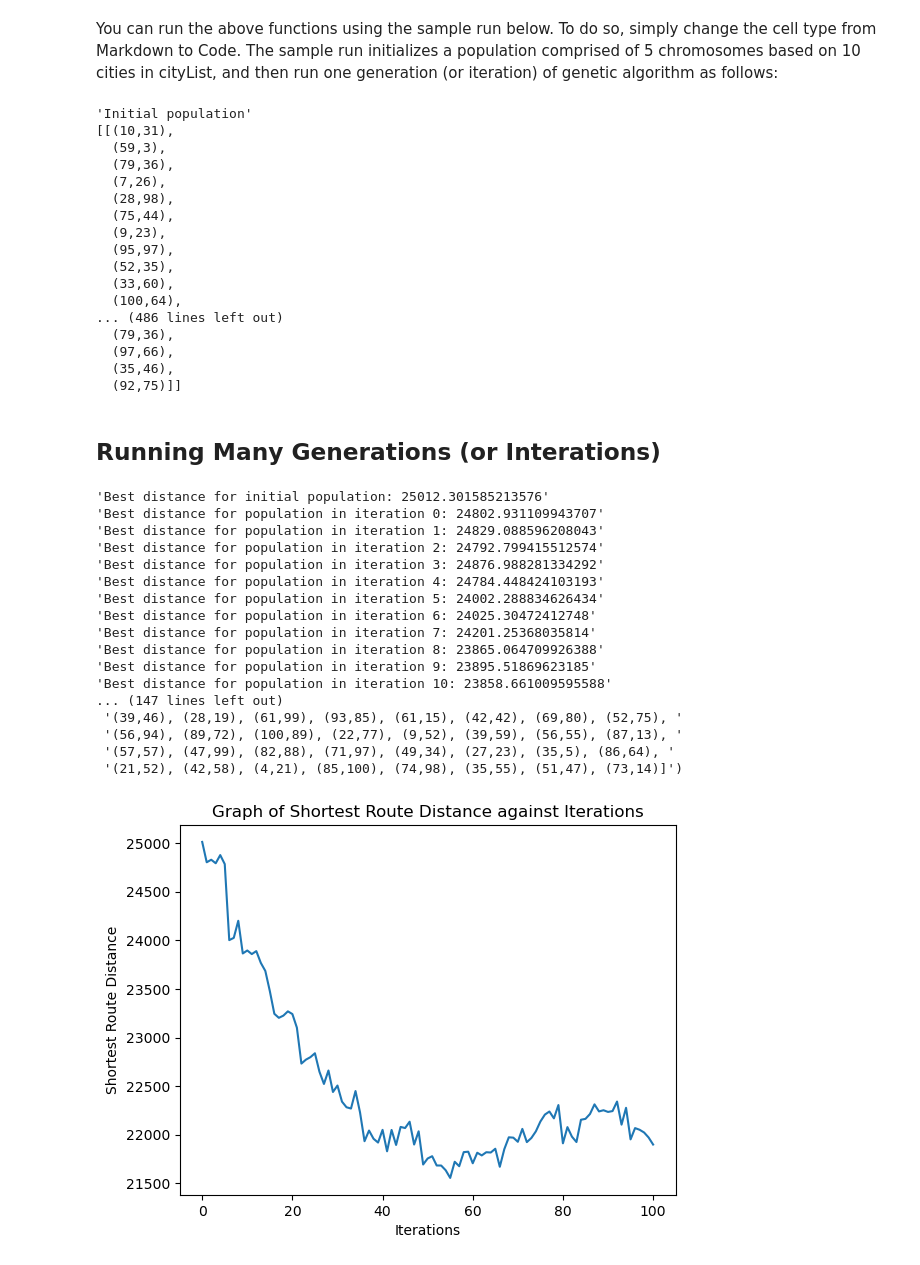
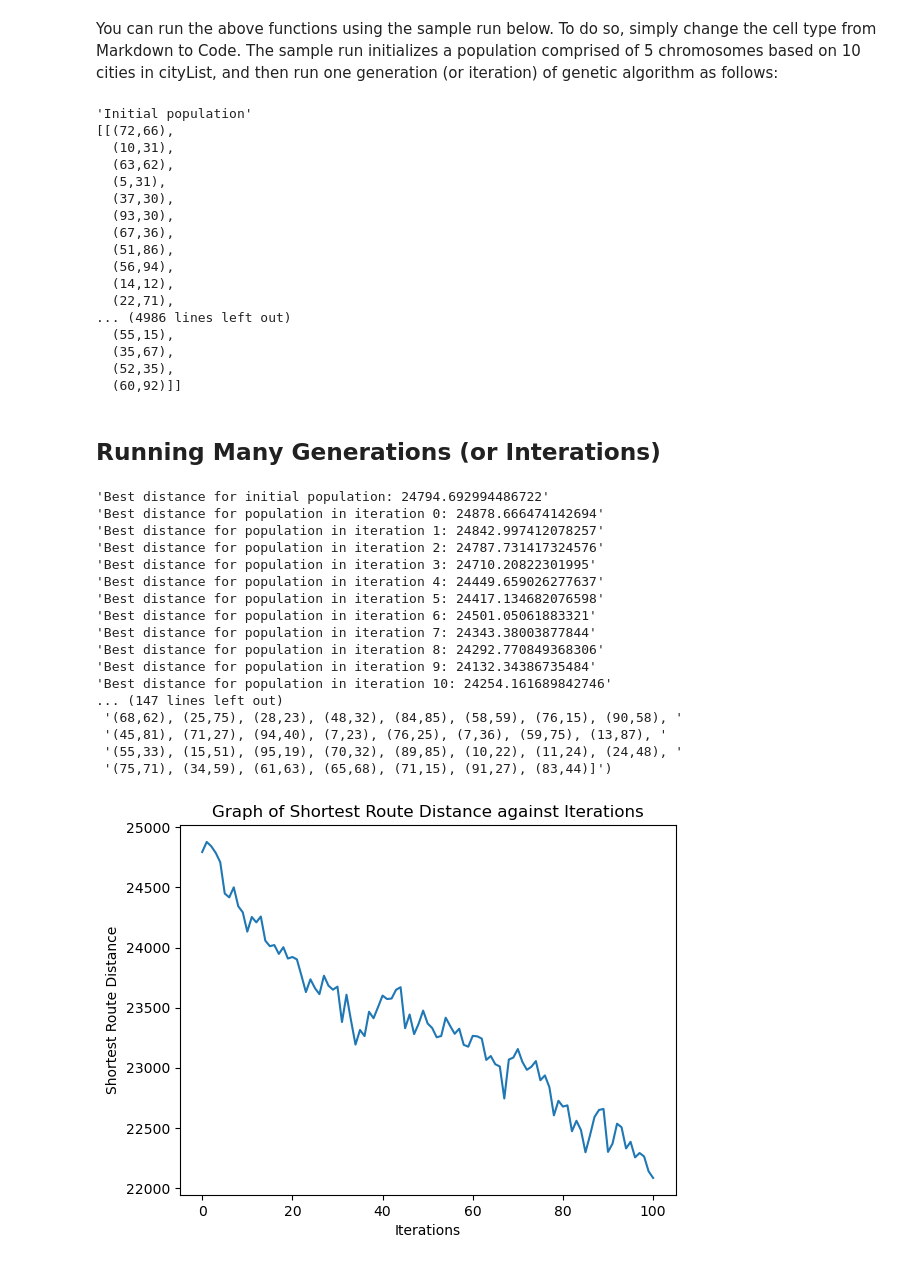
Before and after one commit to ChuaYunJuan/AI-Lab, a Jupyter notebook: Group_Lab 2_Genetic Algorithm.ipynb, the cells around one changed output. Saved outputs shown, nothing was run; the diff lists cells and outputs as text; code cells hidden in the pictures.

```diff
--- a/Group_Lab 2_Genetic Algorithm.ipynb
+++ b/Group_Lab 2_Genetic Algorithm.ipynb
@@ -176,7 +176,7 @@ print(cityList)
 # %% [markdown]
 `Sample run 2` initializes 10 cities in cityList and creates a population with three routes as follows:
 # %%
-cityList = genCityList('cities50.txt')
+cityList = genCityList("C:\\Users\\User\\Desktop\\Jupyter NoteBook\\AI_Week 7_Practical\\Lab_2_Genetic_Algorithm\\cities500.txt")
 population = initialPopulation(3, cityList)  # 3 different routes, randomly shuffled from the list
 print(population)
 # %% [output]
@@ -342,7 +342,7 @@ You can run the above functions using the sample runs below. To do so, simply ch
 
 `Sample run 1` initializes 10 cities in cityList, creates a population with four routes, and creates a pool of parents as follows:
 # %%
-population = initialPopulation(4, genCityList('cities50.txt'))
+population = initialPopulation(4, genCityList("C:\\Users\\User\\Desktop\\Jupyter NoteBook\AI_Week 7_Practical\\Lab_2_Genetic_Algorithm\\cities500.txt"))
 print('Initial population')
 print(population)
 
@@ -370,7 +370,7 @@ print(matingpool)
 # %% [markdown]
 `Sample run 2` initializes 10 cities in cityList, creates a population with four routes, select an elite chromosome as follows:
 # %%
-population = initialPopulation(4, genCityList('cities50.txt'))
+population = initialPopulation(4, genCityList("C:\\Users\\User\\Desktop\\Jupyter NoteBook\\AI_Week 7_Practical\\Lab_2_Genetic_Algorithm\\cities500.txt"))
 elites = survivorSelection(population, 1)
 print('Initial population')
 print(population)
@@ -466,7 +466,7 @@ def breedPopulation(matingpool):
 # %% [markdown]
 You can run the above functions using the sample run below. To do so, simply change the cell type from Markdown to Code. The sample run initializes 2 chromosomes in the population, and performs crossover among the two parents.
 # %%
-population = initialPopulation(2, genCityList('cities50.txt'))
+population = initialPopulation(2, genCityList("C:\\Users\\User\\Desktop\\Jupyter NoteBook\\AI_Week 7_Practical\\Lab_2_Genetic_Algorithm\\cities500.txt"))
 parent1, parent2 = population
 child1, child2 = crossover(parent1, parent2)
 print('Parents')
@@ -589,7 +589,7 @@ def oneGeneration(population, eliteSize, mutationProbability):
 # %% [markdown]
 You can run the above functions using the sample run below. To do so, simply change the cell type from Markdown to Code. The sample run initializes a population comprised of 5 chromosomes based on 10 cities in cityList, and then run one generation (or iteration) of genetic algorithm as follows:
 # %%
-population = initialPopulation(5, genCityList('cities50.txt'))
+population = initialPopulation(5, genCityList("C:\\Users\\User\\Desktop\\Jupyter NoteBook\\AI_Week 7_Practical\\Lab_2_Genetic_Algorithm\\cities500.txt"))
 eliteSize = 1
 mutationProbability = 0.01
 new_population = oneGeneration(population, eliteSize, mutationProbability)
@@ -599,26 +599,26 @@ print('New population')
 print(new_population)
 # %% [output]
 'Initial population'
-[[(10,31),
-  (59,3),
-  (79,36),
-  (7,26),
-  (28,98),
-  (75,44),
-  (9,23),
-  (95,97),
+[[(72,66),
+  (10,31),
+  (63,62),
+  (5,31),
+  (37,30),
+  (93,30),
+  (67,36),
+  (51,86),
+  (56,94),
+  (14,12),
+  (22,71),
+... (4986 lines left out)
+  (55,15),
+  (35,67),
   (52,35),
-  (33,60),
-  (100,64),
-... (486 lines left out)
-  (79,36),
-  (97,66),
-  (35,46),
-  (92,75)]]
+  (60,92)]]
 # %% [markdown]
 ## Running Many Generations (or Interations)
 # %%
-filename = 'cities500.txt'
+filename = "C:\\Users\\User\\Desktop\\Jupyter NoteBook\\AI_Week 7_Practical\\Lab_2_Genetic_Algorithm\\cities500.txt"
 popSize = 20
 eliteSize = 5
 mutationProbability = 0.01
@@ -636,47 +636,47 @@ for i in range(iteration_limit):
     population = oneGeneration(population, eliteSize, mutationProbability)
     distances = [Fitness(p).routeDistance() for p in population]
     index = np.argmin(distances)
     best_route = population[index]
     min_dist = min(distances)
     min_dist_list.append(min_dist)
     print("Best distance for population in iteration " + str(i) +
           ": " + str(min_dist))
 
 print("Optimal path is " + str(best_route))
 
     # TODO 7 (10 marks) - Performance Evaluation. You will present the performance achieved
     # by different parent selection function. You will compare the
     # performance achieved by Random Selection, Tournament Selection, and Proportional Selection.
 
     # Marking scheme:
     # 7 to 10 marks:  In-depth performance evaluation. Optimal routes are found.
     # 5 to <7 marks:  Clear understanding of performance evaluation.
     # >0 to <5 marks: Inaccurate or unclear understanding of performance evaluation.
     # 0 marks:        No answer is given.
 
 # Plot the graph of shortest route distance against iterations
 iterations = list(range(0, 101))
 plt.plot(iterations, min_dist_list)
 plt.xlabel('Iterations')
 plt.ylabel('Shortest Route Distance')
 plt.title('Graph of Shortest Route Distance against Iterations')
 plt.show()
 # %% [output]
-'Best distance for initial population: 25012.301585213576'
-'Best distance for population in iteration 0: 24802.931109943707'
-'Best distance for population in iteration 1: 24829.088596208043'
-'Best distance for population in iteration 2: 24792.799415512574'
-'Best distance for population in iteration 3: 24876.988281334292'
-'Best distance for population in iteration 4: 24784.448424103193'
-'Best distance for population in iteration 5: 24002.288834626434'
-'Best distance for population in iteration 6: 24025.30472412748'
-'Best distance for population in iteration 7: 24201.25368035814'
-'Best distance for population in iteration 8: 23865.064709926388'
-'Best distance for population in iteration 9: 23895.51869623185'
-'Best distance for population in iteration 10: 23858.661009595588'
+'Best distance for initial population: 24794.692994486722'
+'Best distance for population in iteration 0: 24878.666474142694'
+'Best distance for population in iteration 1: 24842.997412078257'
+'Best distance for population in iteration 2: 24787.731417324576'
+'Best distance for population in iteration 3: 24710.20822301995'
+'Best distance for population in iteration 4: 24449.659026277637'
+'Best distance for population in iteration 5: 24417.134682076598'
+'Best distance for population in iteration 6: 24501.05061883321'
+'Best distance for population in iteration 7: 24343.38003877844'
+'Best distance for population in iteration 8: 24292.770849368306'
+'Best distance for population in iteration 9: 24132.34386735484'
+'Best distance for population in iteration 10: 24254.161689842746'
 ... (147 lines left out)
- '(39,46), (28,19), (61,99), (93,85), (61,15), (42,42), (69,80), (52,75), '
- '(56,94), (89,72), (100,89), (22,77), (9,52), (39,59), (56,55), (87,13), '
- '(57,57), (47,99), (82,88), (71,97), (49,34), (27,23), (35,5), (86,64), '
- '(21,52), (42,58), (4,21), (85,100), (74,98), (35,55), (51,47), (73,14)]')
+ '(68,62), (25,75), (28,23), (48,32), (84,85), (58,59), (76,15), (90,58), '
+ '(45,81), (71,27), (94,40), (7,23), (76,25), (7,36), (59,75), (13,87), '
+ '(55,33), (15,51), (95,19), (70,32), (89,85), (10,22), (11,24), (24,48), '
+ '(75,71), (34,59), (61,63), (65,68), (71,15), (91,27), (83,44)]')
-[figure, old version]
+[figure, new version]
```
Also changed, not shown: parts of 7 cells of this notebook.
